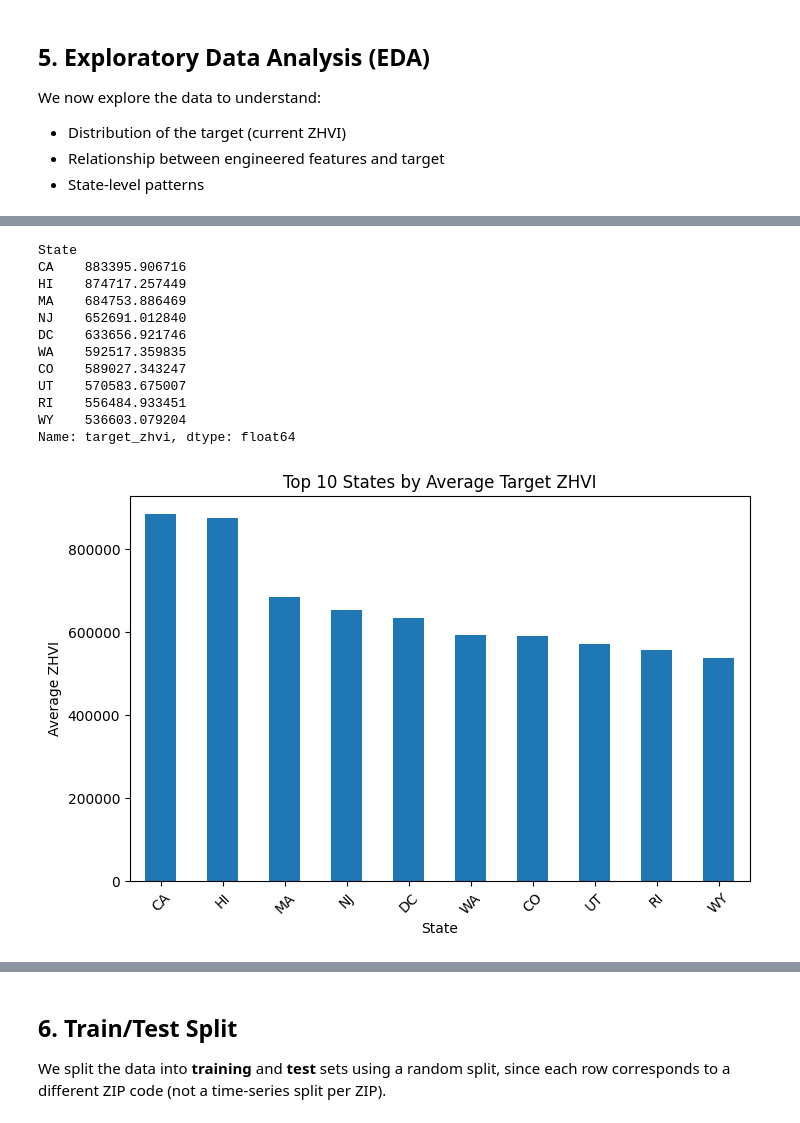
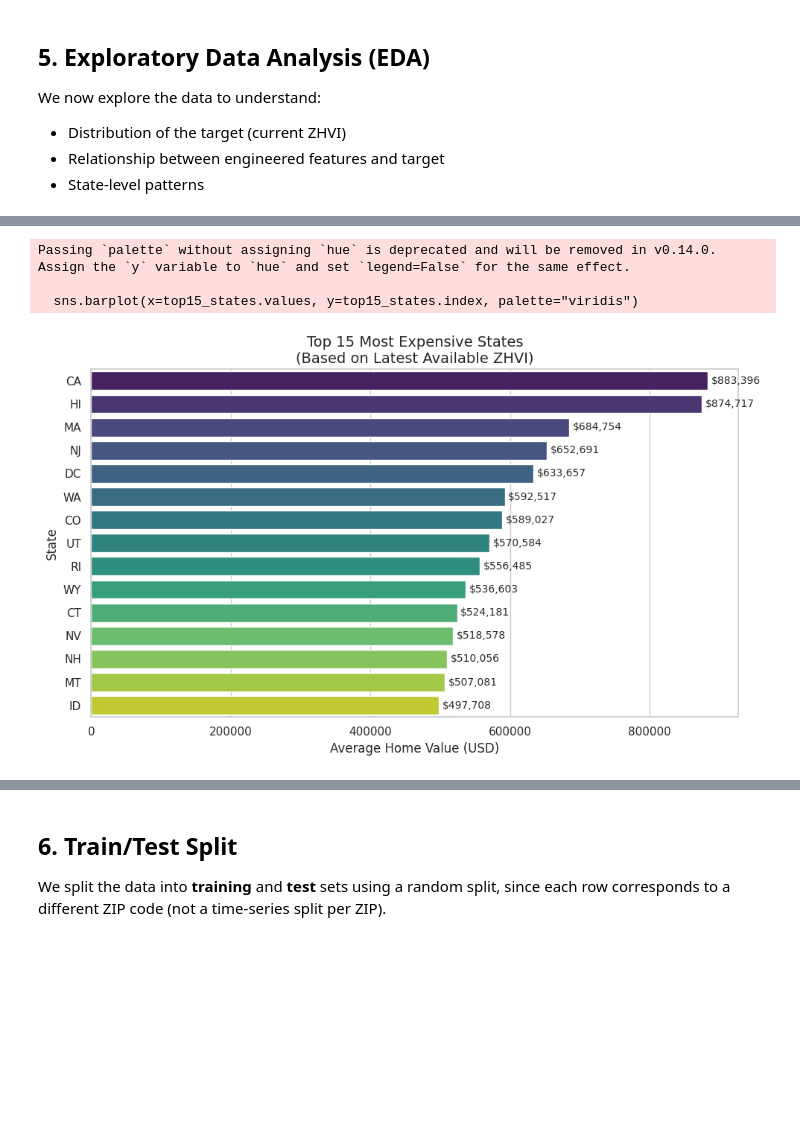
Before and after one commit to alinakhodotovych2022/Project2-housing-price-ml, a Jupyter notebook: Project2_housing_price_ml.ipynb, the cells around one changed output, grey strips where cells are left out. Saved outputs shown, nothing was run; the diff lists cells and outputs as text; code cells hidden in the pictures; blank space fills up the shorter version.

```diff
--- a/Project2_housing_price_ml.ipynb
+++ b/Project2_housing_price_ml.ipynb
@@ -353,26 +329,34 @@ plt.show()
-# %%
-# STEP 10: Average target ZHVI by State (top 10 states by mean)
-
-state_means = feature_df.groupby("State")["target_zhvi"].mean().sort_values(ascending=False).head(10)
-print(state_means)
-
-plt.figure()
-state_means.plot(kind="bar")
-plt.title("Top 10 States by Average Target ZHVI")
-plt.ylabel("Average ZHVI")
-plt.xticks(rotation=45)
-plt.show()
-# %% [output]
-State
-CA    883395.906716
-HI    874717.257449
-MA    684753.886469
-NJ    652691.012840
-DC    633656.921746
-WA    592517.359835
-CO    589027.343247
-UT    570583.675007
-RI    556484.933451
-WY    536603.079204
-Name: target_zhvi, dtype: float64
-[figure, removed]
+# %%
+# STEP 8: FINAL VISUALS: Price Levels
+
+import matplotlib.pyplot as plt
+import seaborn as sns
+
+# Top 15 Most Expensive States
+
+state_means = (
+    feature_df.groupby("State")["target_zhvi"]
+    .mean()
+    .sort_values(ascending=False)
+)
+
+top15_states = state_means.head(15)
+
+plt.figure(figsize=(10,6))
+sns.barplot(x=top15_states.values, y=top15_states.index, palette="viridis")
+
+plt.title("Top 15 Most Expensive States\n(Based on Latest Available ZHVI)", fontsize=14)
+plt.xlabel("Average Home Value (USD)", fontsize=12)
+plt.ylabel("State", fontsize=12)
+
+# Add labels to bars
+for i, v in enumerate(top15_states.values):
+    plt.text(v + 5000, i, f"${v:,.0f}", va="center", fontsize=10)
+
+plt.tight_layout()
+plt.show()
+# %% [output]
+Passing `palette` without assigning `hue` is deprecated and will be removed in v0.14.0. Assign the `y` variable to `hue` and set `legend=False` for the same effect.
+
+  sns.barplot(x=top15_states.values, y=top15_states.index, palette="viridis")
+[figure, added]
```
Also changed, not shown: parts of 5 cells of this notebook.
